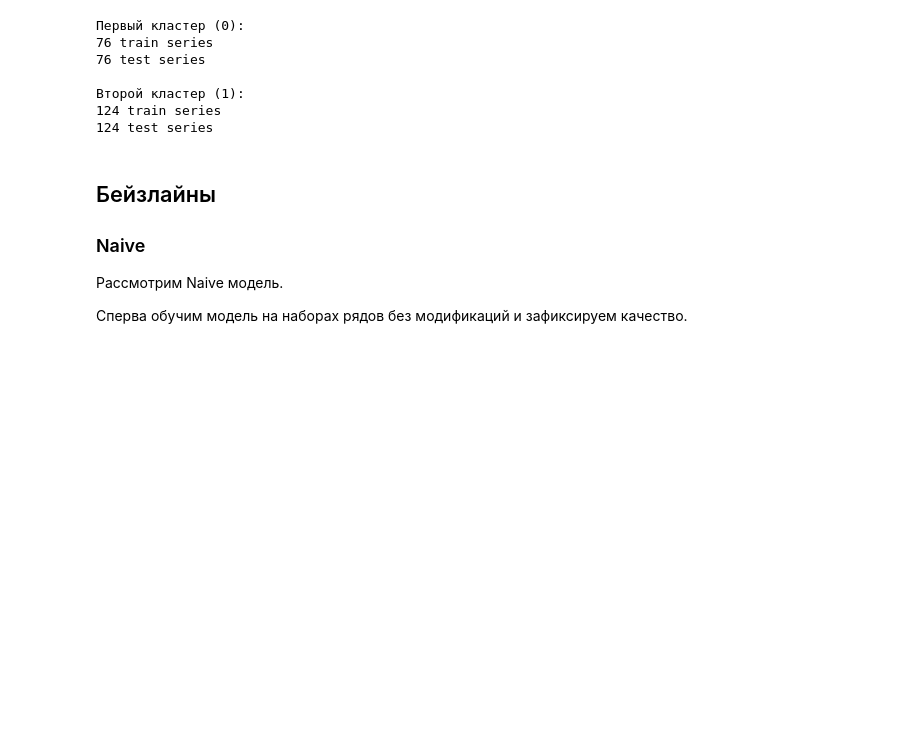
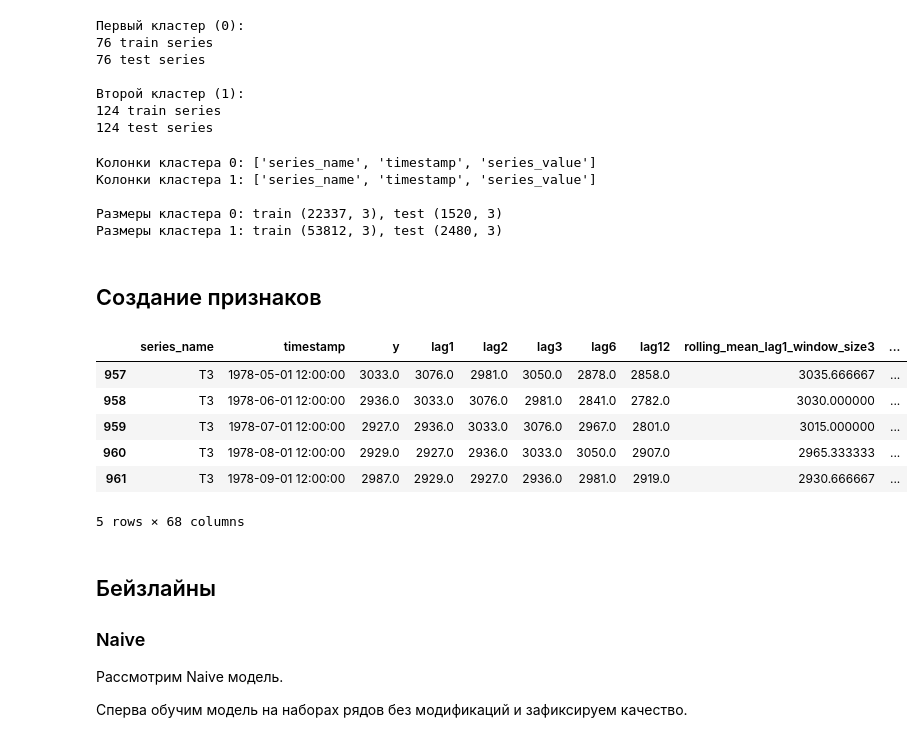
Before and after one commit to margartnn/hse-ts-transformations, a Jupyter notebook: analysis_results.ipynb, the cells around one changed output. Saved outputs shown, nothing was run; the diff lists cells and outputs as text; code cells hidden in the pictures; blank space fills up the shorter version.

Commit message:
Add func features_generation

```diff
--- a/analysis_results.ipynb
+++ b/analysis_results.ipynb
@@ -729,6 +728,47 @@ print(df_test_c1["series_name"].nunique(), "test series")
 Второй кластер (1):
 124 train series
 124 test series
+# %%
+# удаление признака по кластеру из каждого датасета
+df_train_c0 = df_train_c0.drop(columns=['cluster'])
+df_test_c0 = df_test_c0.drop(columns=['cluster'])
+
+df_train_c1 = df_train_c1.drop(columns=['cluster'])
+df_test_c1 = df_test_c1.drop(columns=['cluster'])
+
+print("Колонки кластера 0:", df_train_c0.columns.tolist())
+print("Колонки кластера 1:", df_train_c1.columns.tolist())
+print(f"\nРазмеры кластера 0: train {df_train_c0.shape}, test {df_test_c0.shape}")
+print(f"Размеры кластера 1: train {df_train_c1.shape}, test {df_test_c1.shape}")
+# %% [output]
+Колонки кластера 0: ['series_name', 'timestamp', 'series_value']
+Колонки кластера 1: ['series_name', 'timestamp', 'series_value']
+
+Размеры кластера 0: train (22337, 3), test (1520, 3)
+Размеры кластера 1: train (53812, 3), test (2480, 3)
+# %% [markdown]
+## Создание признаков
+# %%
+import importlib
+import src.feature_generation
+importlib.reload(src.feature_generation)
+from src.feature_generation import generate_features
+
+df_train_c0_features = generate_features(df_train_c0)
+df_test_c0_features = generate_features(df_test_c0)
+
+df_train_c1_features = generate_features(df_train_c1)
+df_test_c1_features = generate_features(df_test_c1)
+# %%
+df_train_c1_features.head()
+# %% [output]
+|  | series_name | timestamp | y | lag1 | lag2 | lag3 | lag6 | lag12 | rolling_mean_lag1_window_size3 | ... |
+| 957 | T3 | 1978-05-01 12:00:00 | 3033.0 | 3076.0 | 2981.0 | 3050.0 | 2878.0 | 2858.0 | 3035.666667 | ... |
+| 958 | T3 | 1978-06-01 12:00:00 | 2936.0 | 3033.0 | 3076.0 | 2981.0 | 2841.0 | 2782.0 | 3030.000000 | ... |
+| 959 | T3 | 1978-07-01 12:00:00 | 2927.0 | 2936.0 | 3033.0 | 3076.0 | 2967.0 | 2801.0 | 3015.000000 | ... |
+| 960 | T3 | 1978-08-01 12:00:00 | 2929.0 | 2927.0 | 2936.0 | 3033.0 | 3050.0 | 2907.0 | 2965.333333 | ... |
+| 961 | T3 | 1978-09-01 12:00:00 | 2987.0 | 2929.0 | 2927.0 | 2936.0 | 2981.0 | 2919.0 | 2930.666667 | ... |
+5 rows × 68 columns
 # %% [markdown]
 ## Бейзлайны
 
```
Also changed, not shown: parts of 1 cell of this notebook, 1 other file.
